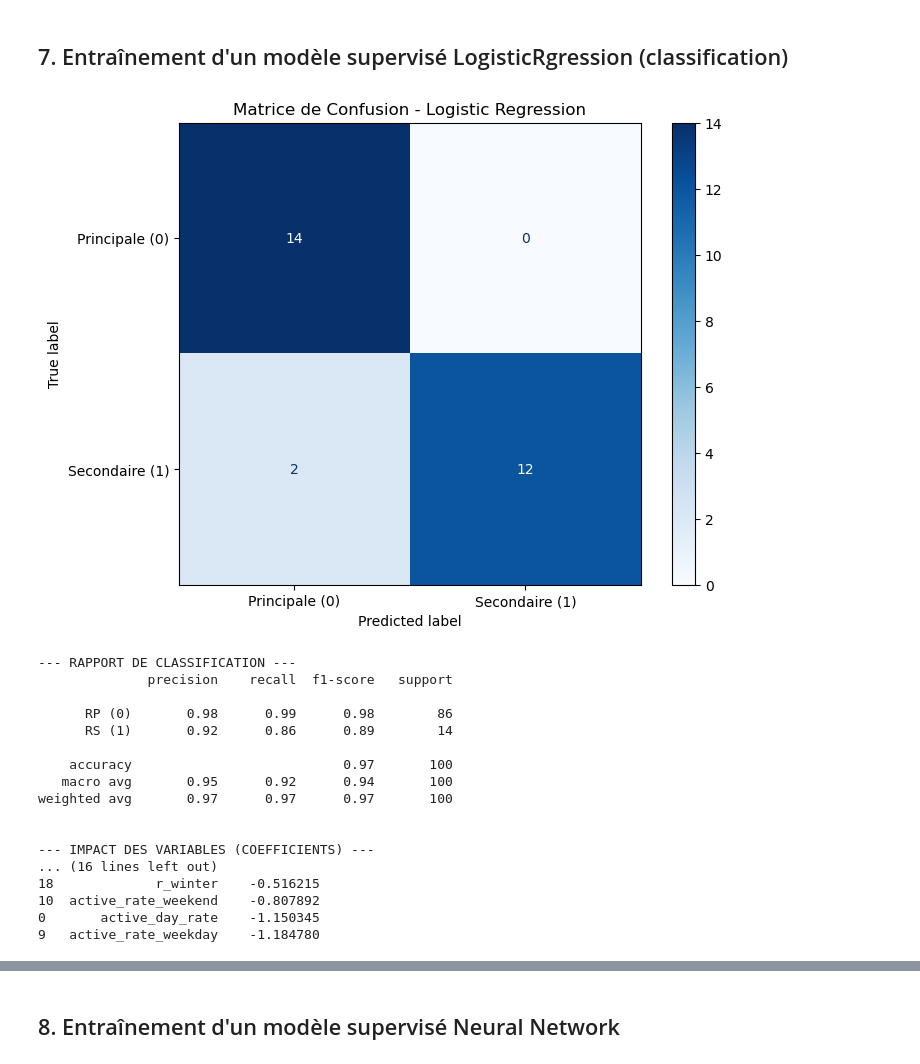
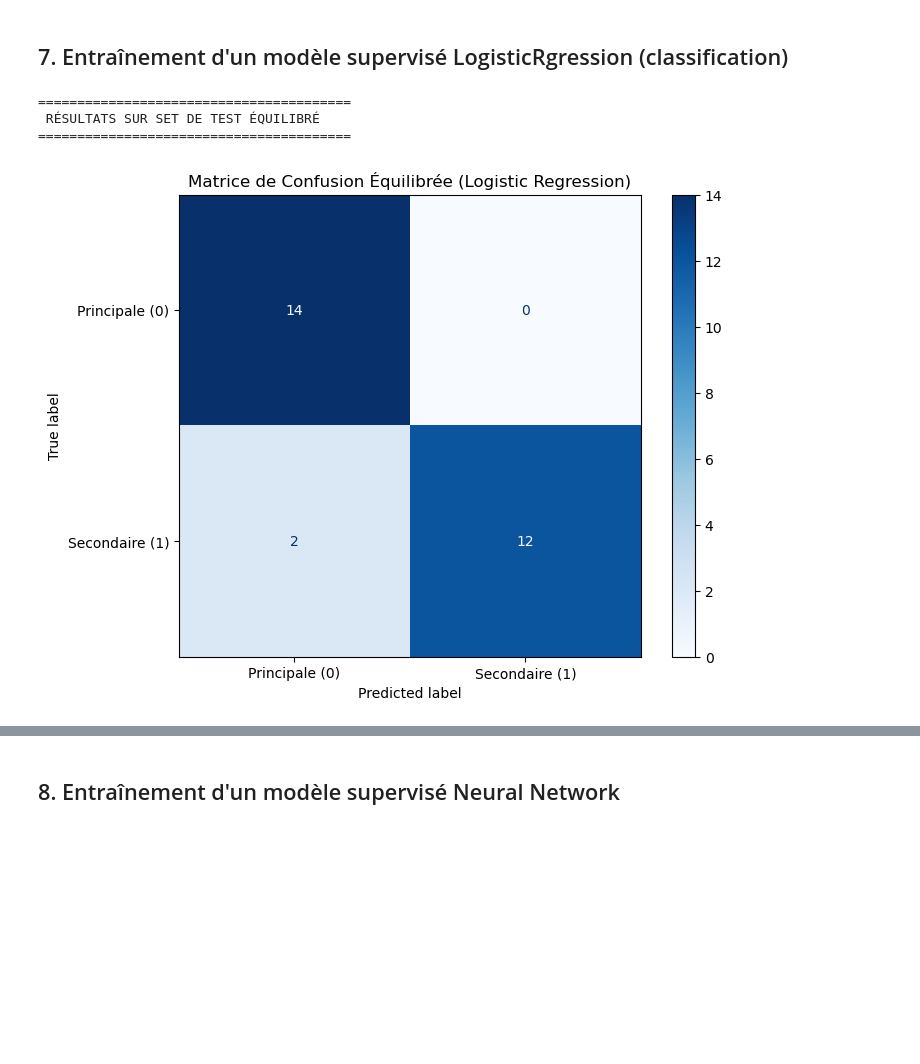
Before and after one commit to leonore-belle/projet-datascience-enedis, a Jupyter notebook: correction_td1.ipynb, the cells around one changed output, grey strips where cells are left out. Saved outputs shown, nothing was run; the diff lists cells and outputs as text; code cells hidden in the pictures; blank space fills up the shorter version.

Commit message:
correction equilibre logistic

```diff
--- a/correction_td1.ipynb
+++ b/correction_td1.ipynb
@@ -866,86 +866,71 @@ weighted avg       0.97      0.96      0.96        28
 # %% [markdown]
 ## 7.  Entraînement d'un modèle supervisé  LogisticRgression (classification)
 # %%
+import pandas as pd
+import matplotlib.pyplot as plt
 from sklearn.model_selection import train_test_split
 from sklearn.linear_model import LogisticRegression
-from sklearn.preprocessing import StandardScaler # Étape cruciale pour la LogReg
-from sklearn.metrics import classification_report, confusion_matrix
-import matplotlib.pyplot as plt
-from sklearn.metrics import confusion_matrix, ConfusionMatrixDisplay
+from sklearn.preprocessing import StandardScaler
+from sklearn.metrics import classification_report, confusion_matrix, ConfusionMatrixDisplay
 
 # 1. Préparation des données
 X = features_pdl[feature_cols].replace([np.inf, -np.inf], np.nan).fillna(0.0)
 y = output_df['label']
 
-# 2. Découper les données (Train / Test)
+# 2. Découper les données (Train / Test stratifié)
 X_train, X_test, y_train, y_test = train_test_split(X, y, test_size=0.2, random_state=42, stratify=y)
 
-# --- NOUVELLE ÉTAPE : Normalisation ---
-# La régression logistique calcule des coefficients ; si une variable est en milliers
-# et l'autre en unités, le modèle sera biaisé sans cette étape.
+# 3. Normalisation (indispensable pour LogReg)
 scaler = StandardScaler()
 X_train_scaled = scaler.fit_transform(X_train)
 X_test_scaled = scaler.transform(X_test)
 
-# 3. Création et entraînement (Régression Logistique)
-# On augmente max_iter pour être sûr que l'algorithme converge
+# 4. Entraînement du modèle
 modele_lr = LogisticRegression(max_iter=1000, random_state=42)
 modele_lr.fit(X_train_scaled, y_train)
 
-# 4. Prédiction
-y_pred = modele_lr.predict(X_test_scaled)
-
-import matplotlib.pyplot as plt
-from sklearn.metrics import confusion_matrix, ConfusionMatrixDisplay
-
-# 1. On crée d'abord le set de test équilibré (si ce n'est pas déjà fait)
+# --- ÉTAPE CRUCIALE : ÉQUILIBRAGE DU TEST ---
+# On crée un DataFrame temporaire pour échantillonner
 test_df = pd.concat([X_test, y_test], axis=1)
 rs_test = test_df[test_df['label'] == 1]
 rp_test = test_df[test_df['label'] == 0]
+
+# On échantillonne pour avoir du 50/50
 rp_test_equilibre = rp_test.sample(n=len(rs_test), random_state=42)
 test_df_equilibre = pd.concat([rs_test, rp_test_equilibre])
 
 X_test_bal = test_df_equilibre.drop('label', axis=1)
 y_test_bal = test_df_equilibre['label']
 
-# 2. On normalise ce set spécifique (très important pour la LogReg)
+# On applique le scaler sur le set équilibré
 X_test_bal_scaled = scaler.transform(X_test_bal)
 
-# 3. On prédit sur ce set équilibré
+# --- 5. PRÉDICTION SUR LE SET ÉQUILIBRÉ ---
 y_pred_bal = modele_lr.predict(X_test_bal_scaled)
 
-# 4. Affichage de la matrice
+# --- 6. ÉVALUATION (MATRICE + RAPPORT SUR LE MÊME SET) ---
+print("\n" + "="*40)
+print(" RÉSULTATS SUR SET DE TEST ÉQUILIBRÉ ")
+print("="*40)
+
+# Affichage graphique de la matrice
 cm = confusion_matrix(y_test_bal, y_pred_bal)
 fig, ax = plt.subplots(figsize=(8, 6))
 disp = ConfusionMatrixDisplay(confusion_matrix=cm, display_labels=["Principale (0)", "Secondaire (1)"])
+disp.plot(cmap=plt.cm.Blues, ax=ax, values_format='d')
+ax.set_title('Matrice de Confusion Équilibrée (Logistic Regression)')
+plt.show()
 
-disp.plot(cmap=plt.cm.Blues, ax=ax, values_format='d')
-ax.set_title('Matrice de Confusion - Logistic Regression')
-plt.show()
-print("\n--- RAPPORT DE CLASSIFICATION ---")
-print(classification_report(y_test, y_pred, target_names=["RP (0)", "RS (1)"]))
+# Rapport de classification (L'accuracy sera calculée sur le 50/50)
+print("\n--- RAPPORT DE CLASSIFICATION ÉQUILIBRÉ ---")
+print(classification_report(y_test_bal, y_pred_bal, target_names=["RP (0)", "RS (1)"]))
 
-# --- BONUS : Interprétation des coefficients ---
-import pandas as pd
+# --- BONUS : INTERPRÉTATION ---
 coeffs = pd.DataFrame({"Feature": feature_cols, "Coefficient": modele_lr.coef_[0]})
 print("\n--- IMPACT DES VARIABLES (COEFFICIENTS) ---")
 print(coeffs.sort_values(by="Coefficient", ascending=False))
 # %% [output]
+========================================
+ RÉSULTATS SUR SET DE TEST ÉQUILIBRÉ
+========================================
-[figure, old version]
+[figure, new version]
---- RAPPORT DE CLASSIFICATION ---
-              precision    recall  f1-score   support
-
-      RP (0)       0.98      0.99      0.98        86
-      RS (1)       0.92      0.86      0.89        14
-
-    accuracy                           0.97       100
-   macro avg       0.95      0.92      0.94       100
-weighted avg       0.97      0.97      0.97       100
-
-
---- IMPACT DES VARIABLES (COEFFICIENTS) ---
-... (16 lines left out)
-18             r_winter    -0.516215
-10  active_rate_weekend    -0.807892
-0       active_day_rate    -1.150345
-9   active_rate_weekday    -1.184780
```
Also changed, not shown: parts of 1 cell of this notebook, 1 other file.
